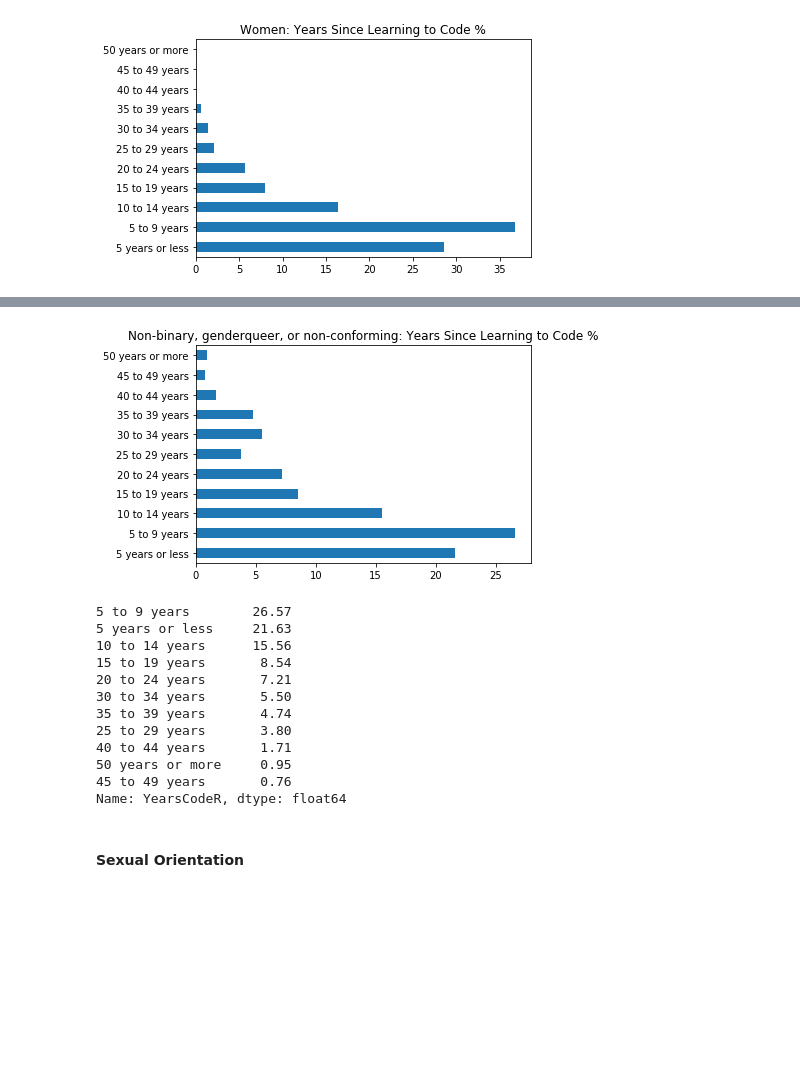
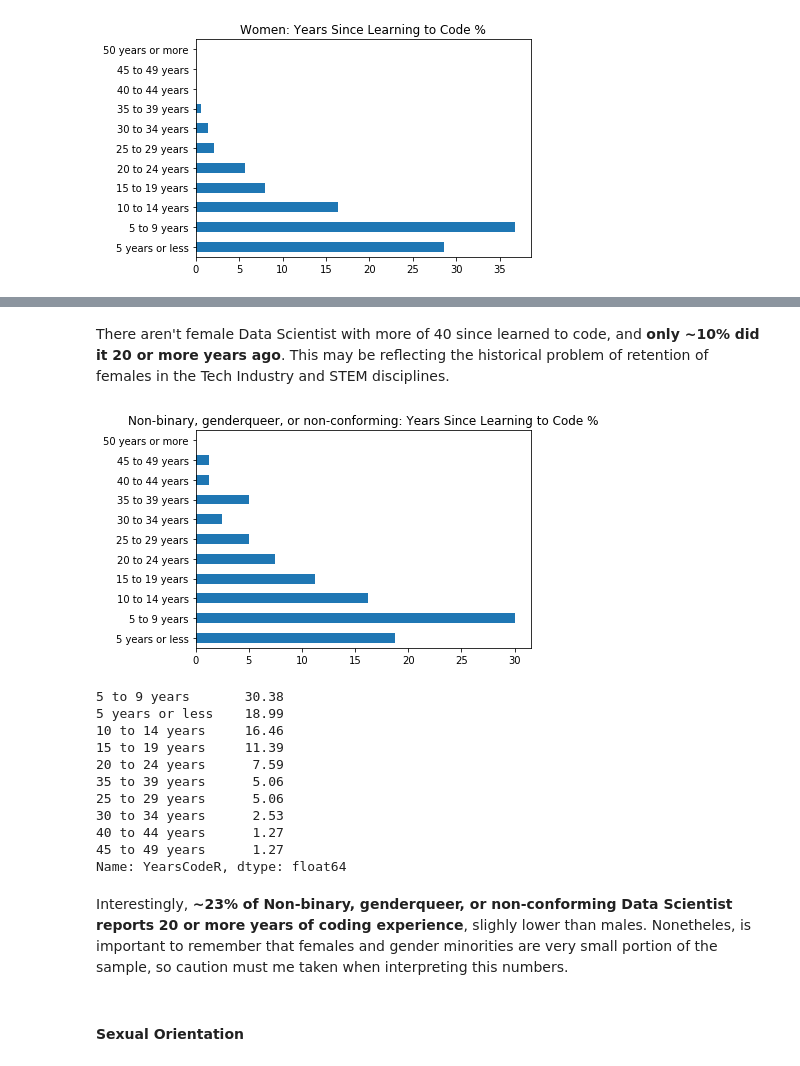
Before and after one commit to pabloinsente/data-scientist-profile-stackoverflow-2019, a Jupyter notebook: notebook/dev-survey.ipynb, the cells around one changed output, grey strips where cells are left out. Drawn from its saved outputs; the diff is of its cells as text; code cells hidden in the pictures; blank space fills up the shorter version.

```diff
--- a/notebook/dev-survey.ipynb
+++ b/notebook/dev-survey.ipynb
@@ -159,6 +174,12 @@ This is how the function works:
 Pandas will plot the columns ordered by their magnitud. This is useful in some cases but ilogical in others, therefore, we need to pass a list with the desired order as an argument to the function signature to provide our desired ordering.
 
 An additional get_percent function will allows to get the actual numbers for the series.
+# %%
+def bar_plot_percent(series: str, kind: str, title: str, order=None, sort=False, size=None, df=df_ds):
+    if sort:
+        return df[series].value_counts().apply(lambda x: np.round((x/df[series].notna().sum())*100, decimals=2)).reindex(order).sort_values(ascending = sort).plot(kind=kind, figsize=size, title=title);
+    else:
+        return df[series].value_counts().apply(lambda x: np.round((x/len(df))*100, decimals=2)).reindex(order).plot(kind=kind, figsize=size, title=title);
 # %%
-def bar_plot_percent(series: str, kind: str, title: str, order=None, df=df_ds):
-    return df[series].value_counts().apply(lambda x: np.round((x/len(df))*100, decimals=2)).reindex(order).plot(kind=kind, title=title);
+def get_percent(series: str, df=df_ds):
+    return df[series].value_counts().apply(lambda x: np.round((x/df[series].notna().sum())*100, decimals=2))
@@ -167,0 +190,18 @@ def get_percent(series: str, df=df_ds):
+# %%
+df_ds.Country.replace({
+    'Iran':'Iran, Islamic Republic of',
+    'Czech Republic':'Czechia',
+    'Taiwan':'Taiwan, Province of China',
+    'Hong Kong (S.A.R.)':'Hong Kong',
+    'South Korea': 'Korea, Republic of',
+    'United Republic of Tanzania':'Tanzania, United Republic of',
+    'Venezuela, Bolivarian Republic of...':'Venezuela, Bolivarian Republic of',
+    'The former Yugoslav Republic of Macedonia':'North Macedonia',
+    'Bolivia':'Bolivia, Plurinational State of',
+    'Libyan Arab Jamahiriya':'Libya',
+    'Republic of Moldova':'Moldova, Republic of',
+    'Democratic Republic of the Congo':'Congo',
+    'Republic of Korea': 'Korea, Republic of',
+    'Congo, Republic of the...': 'Congo',
+    "Democratic People's Republic of Korea":"Korea, Democratic People's Republic of"
+                       }, inplace=True)
@@ -513 +651,8 @@ Gender is as complex as ethnicity.Again, people selected multiple choices. Fortu
+# %%
+df_ds['Gender2'] = df_ds.Gender.replace({
+    'Man;Non-binary, genderqueer, or gender non-conforming': 'Non-binary, genderqueer, or gender non-conforming',
+    'Woman;Man': 'Non-binary, genderqueer, or gender non-conforming',
+    'Woman;Man;Non-binary, genderqueer, or gender non-conforming': 'Non-binary, genderqueer, or gender non-conforming',
+    'Woman;Non-binary, genderqueer, or gender non-conforming': 'Non-binary, genderqueer, or gender non-conforming'
+              })
 # %%
@@ -562,25 +707,28 @@ get_percent('YearsCodeR', df=df_ds[df_ds['Gender'] == 'Woman'])
 30 to 34 years      1.40
 35 to 39 years      0.64
 Name: YearsCodeR, dtype: float64
+# %% [markdown]
+There aren't female Data Scientist with more of 40 since learned to code, and **only ~10% did it 20 or more years ago**. This may be reflecting the historical problem of retention of females in the Tech Industry and STEM disciplines.
 # %%
-bar_plot_percent('YearsCodeR', 'barh', 'Non-binary, genderqueer, or non-conforming: Years Since Learning to Code %', order=categories_years, df=df_ds[(df_ds['Gender'] != "Man") & (df_ds['Gender'] != "Woman")]);
+bar_plot_percent('YearsCodeR', 'barh', 'Non-binary, genderqueer, or non-conforming: Years Since Learning to Code %', order=categories_years, df=df_ds[df_ds['Gender'] == 'Non-binary, genderqueer, or gender non-conforming']);
 # %% [output]
-[figure, old version]
+[figure, new version]
 # %%
-get_percent('YearsCodeR', df_ds[(df_ds['Gender'] != "Man") & (df_ds['Gender'] != "Woman")])
+get_percent('YearsCodeR', df_ds[df_ds['Gender'] == 'Non-binary, genderqueer, or gender non-conforming'])
 # %% [output]
-5 to 9 years        26.57
-5 years or less     21.63
-10 to 14 years      15.56
-15 to 19 years       8.54
-20 to 24 years       7.21
-30 to 34 years       5.50
-35 to 39 years       4.74
-25 to 29 years       3.80
-40 to 44 years       1.71
-50 years or more     0.95
-45 to 49 years       0.76
+5 to 9 years       30.38
+5 years or less    18.99
+10 to 14 years     16.46
+15 to 19 years     11.39
+20 to 24 years      7.59
+35 to 39 years      5.06
+25 to 29 years      5.06
+30 to 34 years      2.53
+40 to 44 years      1.27
+45 to 49 years      1.27
 Name: YearsCodeR, dtype: float64
+# %% [markdown]
+Interestingly, **~23% of Non-binary, genderqueer, or non-conforming Data Scientist reports 20 or more years of coding experience**, slighly lower than males. Nonetheles, is important to remember that females and gender minorities are very small portion of the sample, so caution must me taken when interpreting this numbers.
 # %% [markdown]
 #### Sexual Orientation
 # %%
```
Also changed, not shown: parts of 127 cells of this notebook, 1 other file.
